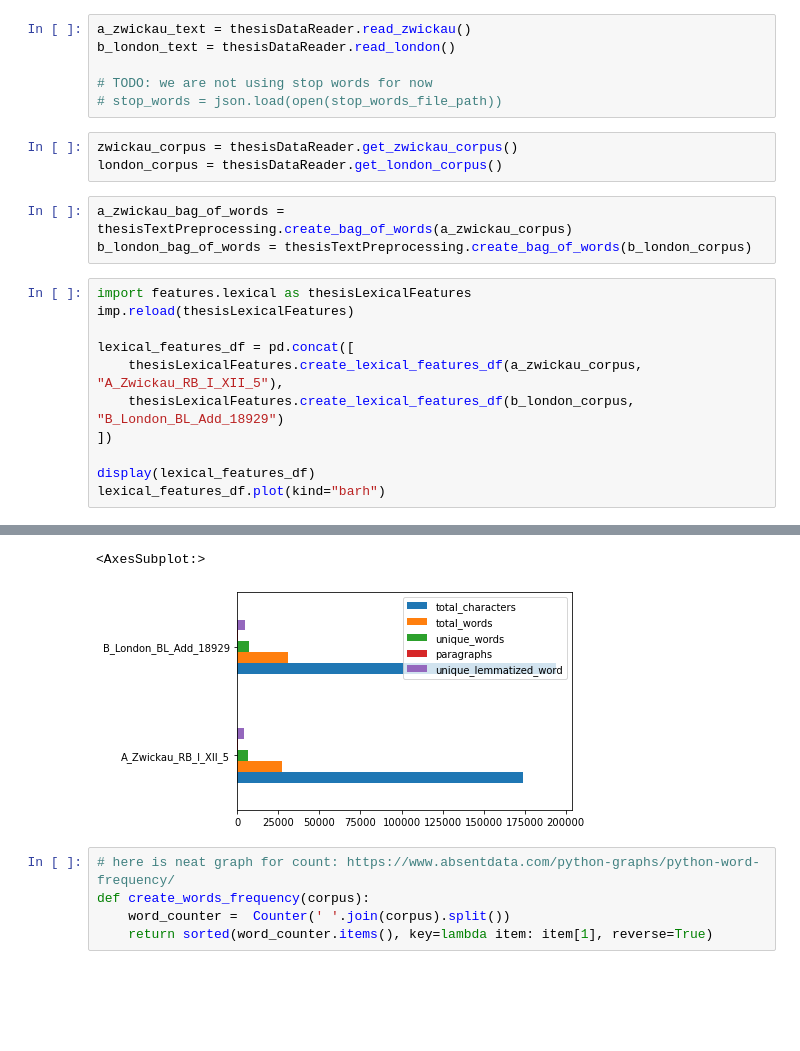
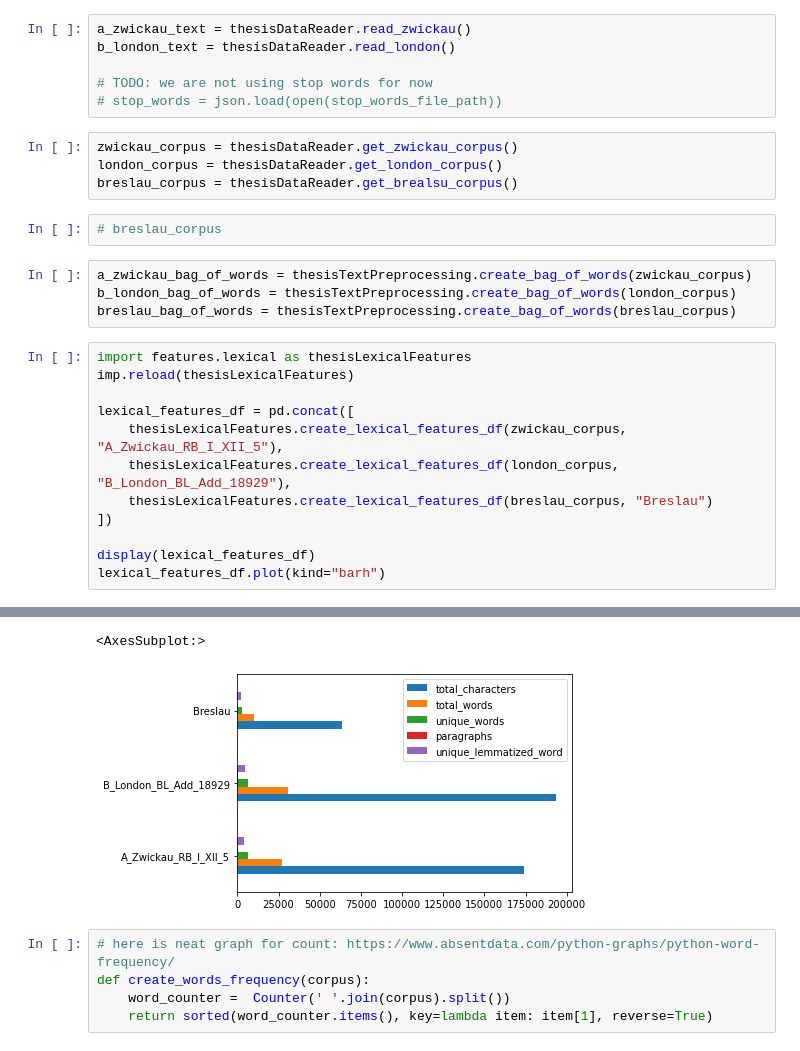
Before and after one commit to sashaaKr/thesis, a Jupyter notebook: notebooks/first_play_with_data.ipynb, the cells around one changed output, grey strips where cells are left out. Saved outputs shown, nothing was run; the diff lists cells and outputs as text; blank space fills up the shorter version.

Commit message:
add new text

```diff
--- a/notebooks/first_play_with_data.ipynb
+++ b/notebooks/first_play_with_data.ipynb
@@ -66,16 +66,21 @@ b_london_text = thesisDataReader.read_london()
 # %%
 zwickau_corpus = thesisDataReader.get_zwickau_corpus()
 london_corpus = thesisDataReader.get_london_corpus()
+breslau_corpus = thesisDataReader.get_brealsu_corpus()
+# %%
+# breslau_corpus
 # %%
-a_zwickau_bag_of_words = thesisTextPreprocessing.create_bag_of_words(a_zwickau_corpus)
-b_london_bag_of_words = thesisTextPreprocessing.create_bag_of_words(b_london_corpus)
+a_zwickau_bag_of_words = thesisTextPreprocessing.create_bag_of_words(zwickau_corpus)
+b_london_bag_of_words = thesisTextPreprocessing.create_bag_of_words(london_corpus)
+breslau_bag_of_words = thesisTextPreprocessing.create_bag_of_words(breslau_corpus)
 # %%
 import features.lexical as thesisLexicalFeatures
 imp.reload(thesisLexicalFeatures)
 
 lexical_features_df = pd.concat([
-    thesisLexicalFeatures.create_lexical_features_df(a_zwickau_corpus, "A_Zwickau_RB_I_XII_5"),
-    thesisLexicalFeatures.create_lexical_features_df(b_london_corpus, "B_London_BL_Add_18929")
+    thesisLexicalFeatures.create_lexical_features_df(zwickau_corpus, "A_Zwickau_RB_I_XII_5"),
+    thesisLexicalFeatures.create_lexical_features_df(london_corpus, "B_London_BL_Add_18929"),
+    thesisLexicalFeatures.create_lexical_features_df(breslau_corpus, "Breslau")
 ])
 
 display(lexical_features_df)
@@ -87,5 +93,5 @@ lexical_features_df.plot(kind="barh")
 <AxesSubplot:>
-[figure, old version]
+[figure, new version]
 # %%
 # here is neat graph for count: https://www.absentdata.com/python-graphs/python-word-frequency/
 def create_words_frequency(corpus):
```
Also changed, not shown: parts of 15 cells of this notebook, 5 other files.
